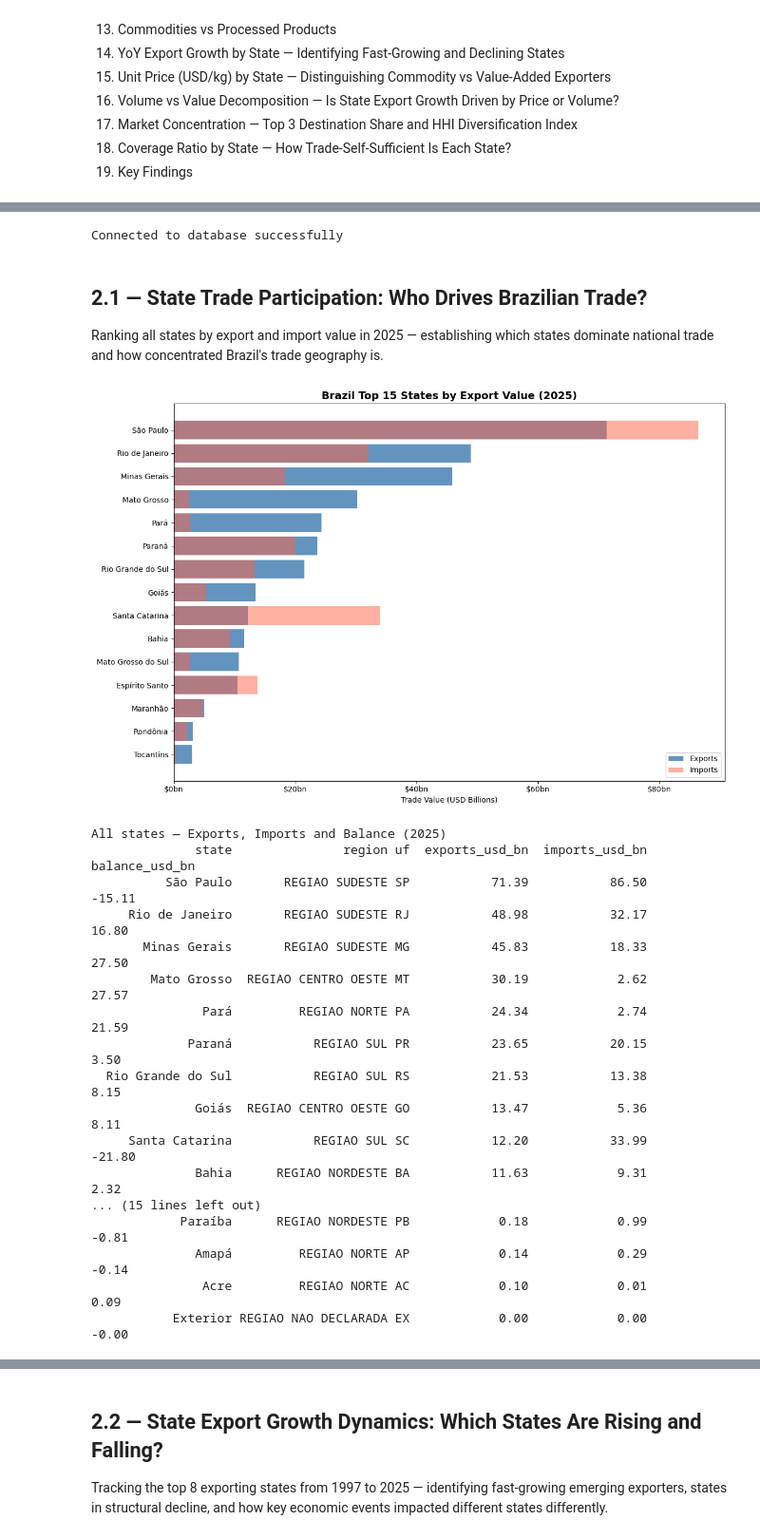
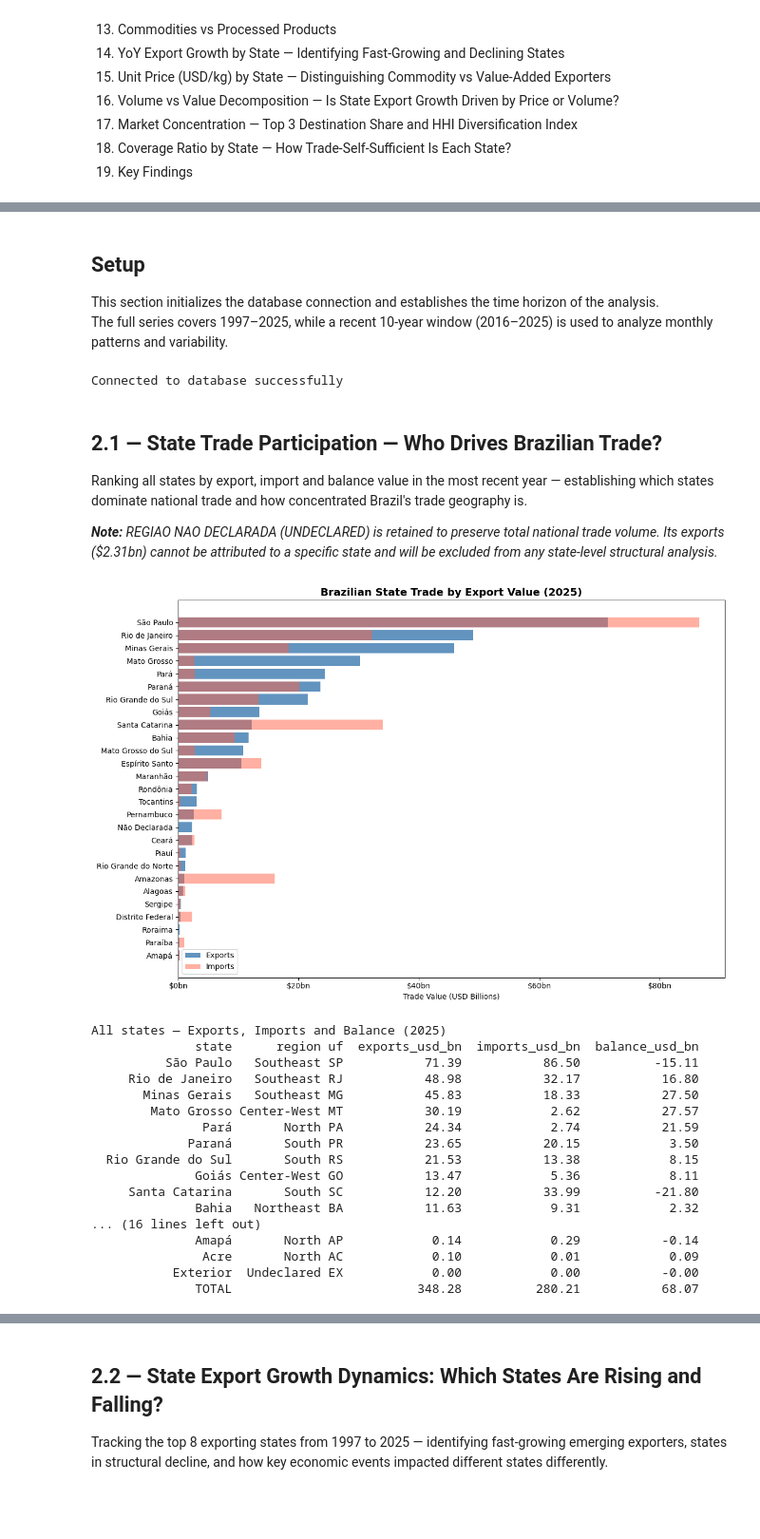
Before and after one commit to Eduardo-kohn/brazil-state-trade-analysis, a Jupyter notebook: SRC/Analysis/step2_state_competitiveness.ipynb, the cells around one changed output, grey strips where cells are left out. Shown at 95% size. Cells and saved outputs as stored; diff of their text form; code cells hidden in the pictures; blank space fills up the shorter version.

```diff
--- a/SRC/Analysis/step2_state_competitiveness.ipynb
+++ b/SRC/Analysis/step2_state_competitiveness.ipynb
@@ -29,3 +27,8 @@ This notebook covers:
+# %% [markdown]
+## Setup
+
+This section initializes the database connection and establishes the time horizon of the analysis.
+The full series covers 1997–2025, while a recent 10-year window (2016–2025) is used to analyze monthly patterns and variability.
 # %%
 import pandas as pd
 import matplotlib.pyplot as plt
@@ -57,8 +60,10 @@ BOX_START = 2016
 # %% [output]
 Connected to database successfully
 # %% [markdown]
-## 2.1 — State Trade Participation: Who Drives Brazilian Trade?
-Ranking all states by export and import value in 2025 — establishing which states dominate national trade and how concentrated Brazil's trade geography is.
+## 2.1 — State Trade Participation — Who Drives Brazilian Trade?
+Ranking all states by export, import and balance value in the most recent year — establishing which states dominate national trade and how concentrated Brazil's trade geography is.
+
+***Note:** REGIAO NAO DECLARADA (UNDECLARED) is retained to preserve total national trade volume. Its exports ($2.31bn) cannot be attributed to a specific state and will be excluded from any state-level structural analysis.*
 # %%
 query_state_trade = f"""
     SELECT u.nome_estado AS state,
@@ -73,54 +78,78 @@ query_state_trade = f"""
         FROM exp
         WHERE "CO_ANO" = {MAX_YEAR}
         GROUP BY "SG_UF_NCM"
     ) e ON e."SG_UF_NCM" = u.sigla
     LEFT JOIN (
         SELECT "SG_UF_NCM", SUM("VL_FOB") AS imports_usd
         FROM imp
         WHERE "CO_ANO" = {MAX_YEAR}
         GROUP BY "SG_UF_NCM"
     ) i ON i."SG_UF_NCM" = u.sigla
     WHERE COALESCE(e.exports_usd, 0) > 0 OR COALESCE(i.imports_usd, 0) > 0
     ORDER BY exports_usd DESC
 """
 
 df_state = pd.read_sql(query_state_trade, engine)
 df_state['exports_usd_bn'] = (df_state['exports_usd'] / 1e9).round(2)
 df_state['imports_usd_bn'] = (df_state['imports_usd'] / 1e9).round(2)
 df_state['balance_usd_bn'] = (df_state['balance_usd'] / 1e9).round(2)
 
-df_top15 = df_state.head(15).sort_values('exports_usd_bn')
+
+## Translate region names to English
+region_name_map = {
+    'REGIAO NORDESTE'    : 'Northeast',
+    'REGIAO NORTE'       : 'North',
+    'REGIAO SUDESTE'     : 'Southeast',
+    'REGIAO CENTRO OESTE': 'Center-West',
+    'REGIAO SUL'         : 'South',
+    'REGIAO NAO DECLARADA': 'Undeclared'
+}
+df_state['region'] = df_state['region'].map(region_name_map).fillna(df_state['region'])
+
+
+df_top = df_state.head(27).sort_values('exports_usd_bn')
 
 fig, ax = plt.subplots(figsize=(12, 8))
-ax.barh(df_top15['state'], df_top15['exports_usd_bn'], color='steelblue', alpha=0.85, label='Exports')
-ax.barh(df_top15['state'], df_top15['imports_usd_bn'], color='tomato', alpha=0.5, label='Imports')
-ax.set_title(f"Brazil Top 15 States by Export Value ({MAX_YEAR})", fontsize=14, fontweight='bold')
+ax.barh(df_top15['state'], df_top['exports_usd_bn'], color='steelblue', alpha=0.85, label='Exports')
+ax.barh(df_top15['state'], df_top['imports_usd_bn'], color='tomato', alpha=0.5, label='Imports')
+ax.set_title(f"Brazilian State Trade by Export Value ({MAX_YEAR})", fontsize=14, fontweight='bold')
 ax.set_xlabel("Trade Value (USD Billions)")
 ax.xaxis.set_major_formatter(mticker.FormatStrFormatter('$%.0fbn'))
 ax.legend()
 plt.tight_layout()
 plt.savefig('output_2_1_state_trade.png', dpi=150)
 plt.show()
 
+total_row = pd.DataFrame([{
+    'state': 'TOTAL',
+    'region': '',
+    'uf': '',
+    'exports_usd_bn': df_state['exports_usd_bn'].sum().round(2),
+    'imports_usd_bn': df_state['imports_usd_bn'].sum().round(2),
+    'balance_usd_bn': df_state['balance_usd_bn'].sum().round(2)
+}])
+
+df_state_print = pd.concat([df_state, total_row], ignore_index=True)
+
 print(f"\nAll states — Exports, Imports and Balance ({MAX_YEAR})")
-print(df_state[['state', 'region', 'uf', 'exports_usd_bn', 'imports_usd_bn', 'balance_usd_bn']].to_string(index=False))
+print(df_state_print[['state', 'region', 'uf', 'exports_usd_bn', 'imports_usd_bn', 'balance_usd_bn']].to_string(index=False))
 # %% [output]
-[figure, old version]
+[figure, new version]
 All states — Exports, Imports and Balance (2025)
-              state               region uf  exports_usd_bn  imports_usd_bn  balance_usd_bn
-          São Paulo       REGIAO SUDESTE SP           71.39           86.50          -15.11
-     Rio de Janeiro       REGIAO SUDESTE RJ           48.98           32.17           16.80
-       Minas Gerais       REGIAO SUDESTE MG           45.83           18.33           27.50
-        Mato Grosso  REGIAO CENTRO OESTE MT           30.19            2.62           27.57
-               Pará         REGIAO NORTE PA           24.34            2.74           21.59
-             Paraná           REGIAO SUL PR           23.65           20.15            3.50
-  Rio Grande do Sul           REGIAO SUL RS           21.53           13.38            8.15
-              Goiás  REGIAO CENTRO OESTE GO           13.47            5.36            8.11
-     Santa Catarina           REGIAO SUL SC           12.20           33.99          -21.80
-              Bahia      REGIAO NORDESTE BA           11.63            9.31            2.32
-... (15 lines left out)
-            Paraíba      REGIAO NORDESTE PB            0.18            0.99           -0.81
-              Amapá         REGIAO NORTE AP            0.14            0.29           -0.14
-               Acre         REGIAO NORTE AC            0.10            0.01            0.09
-           Exterior REGIAO NAO DECLARADA EX            0.00            0.00           -0.00
+              state      region uf  exports_usd_bn  imports_usd_bn  balance_usd_bn
+          São Paulo   Southeast SP           71.39           86.50          -15.11
+     Rio de Janeiro   Southeast RJ           48.98           32.17           16.80
+       Minas Gerais   Southeast MG           45.83           18.33           27.50
+        Mato Grosso Center-West MT           30.19            2.62           27.57
+               Pará       North PA           24.34            2.74           21.59
+             Paraná       South PR           23.65           20.15            3.50
+  Rio Grande do Sul       South RS           21.53           13.38            8.15
+              Goiás Center-West GO           13.47            5.36            8.11
+     Santa Catarina       South SC           12.20           33.99          -21.80
+              Bahia   Northeast BA           11.63            9.31            2.32
+... (16 lines left out)
+              Amapá       North AP            0.14            0.29           -0.14
+               Acre       North AC            0.10            0.01            0.09
+           Exterior  Undeclared EX            0.00            0.00           -0.00
+              TOTAL                         348.28          280.21           68.07
 # %% [markdown]
```
Also changed, not shown: parts of 13 cells of this notebook, 3 other files.
